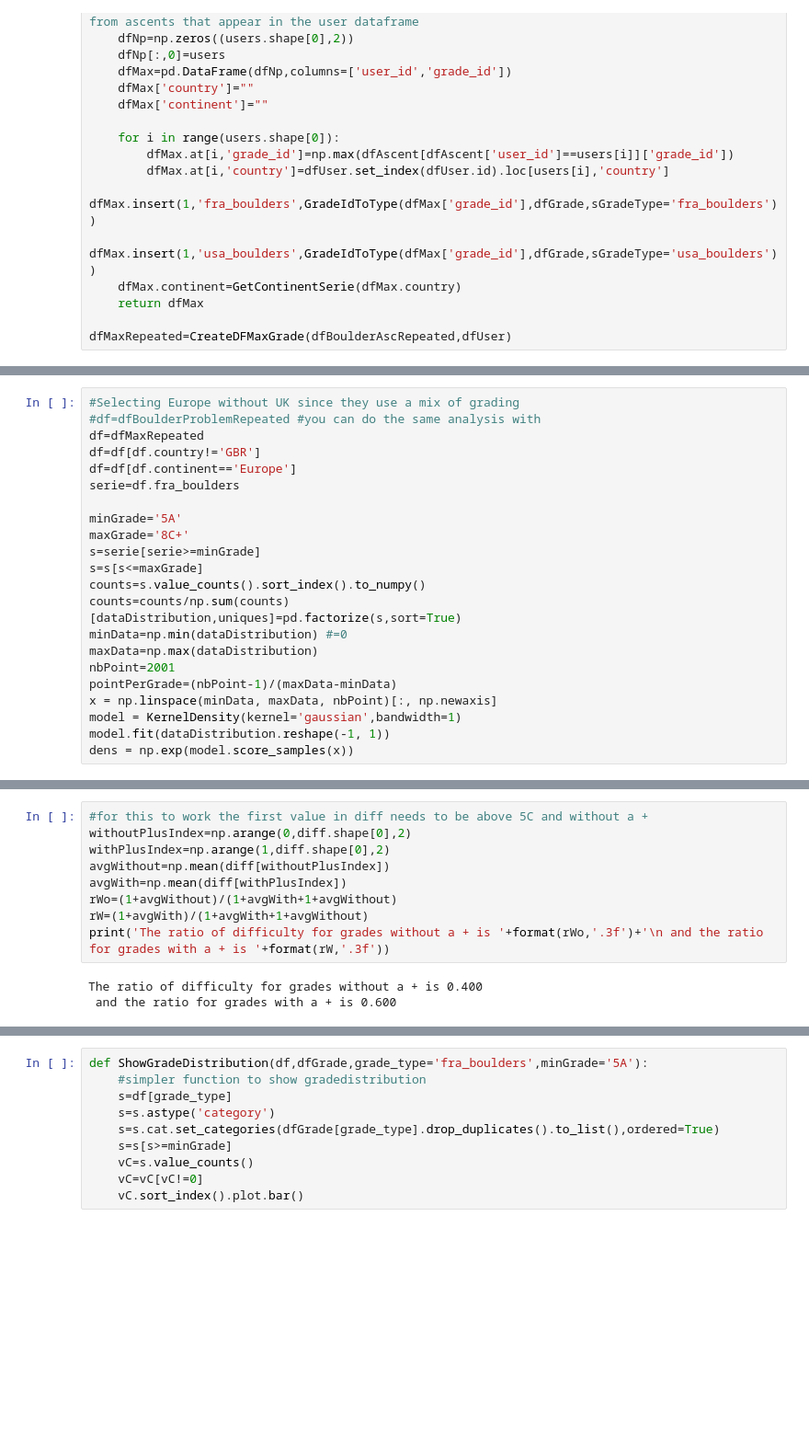
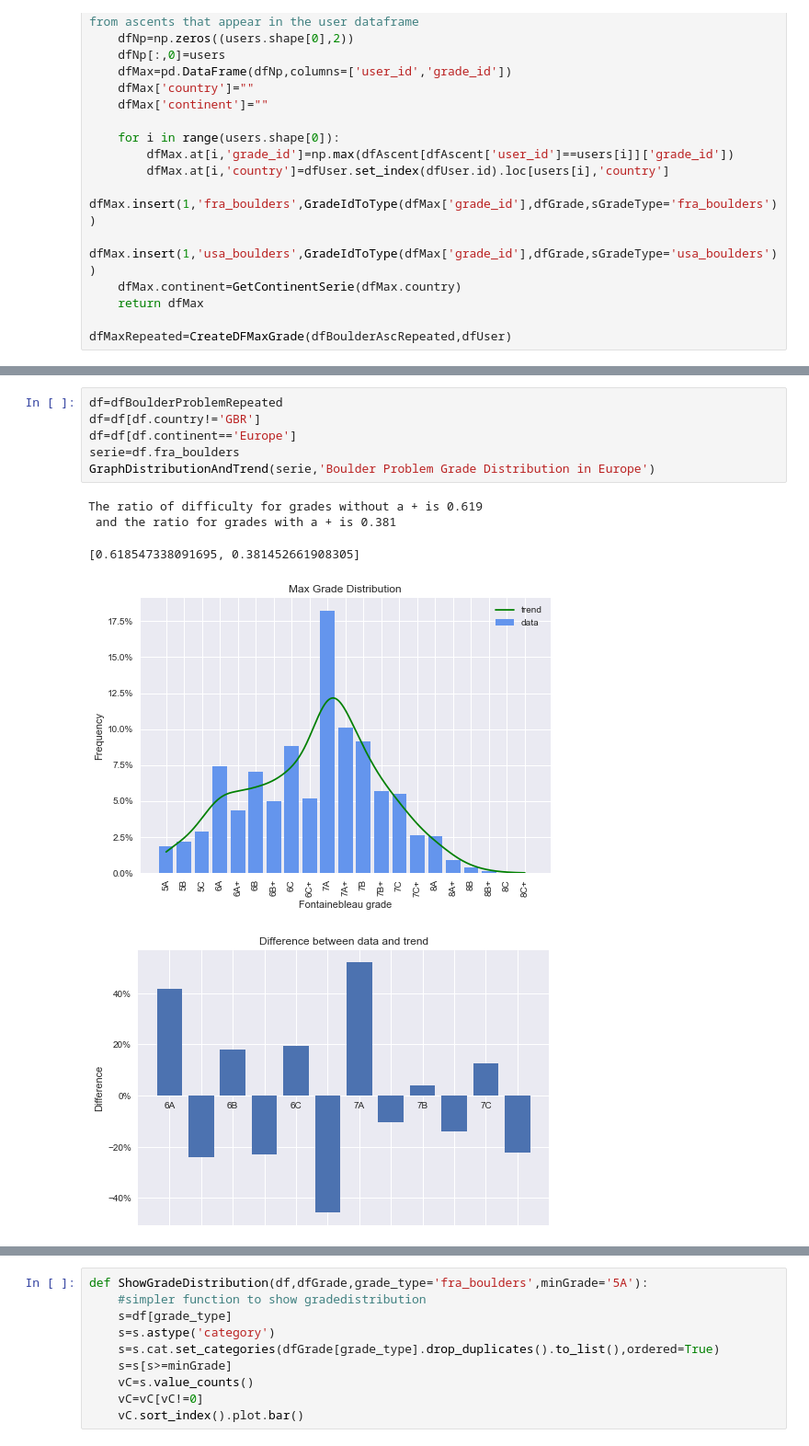
Before and after one commit to pEtienn/Fontainebleau-grade-analysis, a Jupyter notebook: dataAnalysis.ipynb, the cells around one changed output, grey strips where cells are left out. Shown at 92% size. Cells and saved outputs as stored; diff of their text form; blank space fills up the shorter version.

Commit message:
Added comments and cleaned code
-Changed the trend and bar graphing code in a function
-Added a little analysis of the results at the end

```diff
--- a/dataAnalysis.ipynb
+++ b/dataAnalysis.ipynb
@@ -107,23 +118,0 @@ Below I select a distribution of grade from the data to draw a graph and calcula
-# %%
-#Selecting Europe without UK since they use a mix of grading
-#df=dfBoulderProblemRepeated #you can do the same analysis with
-df=dfMaxRepeated
-df=df[df.country!='GBR']
-df=df[df.continent=='Europe']
-serie=df.fra_boulders
-
-minGrade='5A'
-maxGrade='8C+'
-s=serie[serie>=minGrade]
-s=s[s<=maxGrade]
-counts=s.value_counts().sort_index().to_numpy()
-counts=counts/np.sum(counts)
-[dataDistribution,uniques]=pd.factorize(s,sort=True)
-minData=np.min(dataDistribution) #=0
-maxData=np.max(dataDistribution)
-nbPoint=2001
-pointPerGrade=(nbPoint-1)/(maxData-minData)
-x = np.linspace(minData, maxData, nbPoint)[:, np.newaxis]
-model = KernelDensity(kernel='gaussian',bandwidth=1)
-model.fit(dataDistribution.reshape(-1, 1))
-dens = np.exp(model.score_samples(x))
@@ -187,12 +213,12 @@ Below I calculate the average difficulty difference between grades with + and wi
-# %%
-#for this to work the first value in diff needs to be above 5C and without a +
-withoutPlusIndex=np.arange(0,diff.shape[0],2)
-withPlusIndex=np.arange(1,diff.shape[0],2)
-avgWithout=np.mean(diff[withoutPlusIndex])
-avgWith=np.mean(diff[withPlusIndex])
-rWo=(1+avgWithout)/(1+avgWith+1+avgWithout)
-rW=(1+avgWith)/(1+avgWith+1+avgWithout)
-print('The ratio of difficulty for grades without a + is '+format(rWo,'.3f')+'\n and the ratio for grades with a + is '+format(rW,'.3f'))
-# %% [output]
-The ratio of difficulty for grades without a + is 0.400
- and the ratio for grades with a + is 0.600
+# %%
+df=dfBoulderProblemRepeated
+df=df[df.country!='GBR']
+df=df[df.continent=='Europe']
+serie=df.fra_boulders
+GraphDistributionAndTrend(serie,'Boulder Problem Grade Distribution in Europe')
+# %% [output]
+The ratio of difficulty for grades without a + is 0.619
+ and the ratio for grades with a + is 0.381
+[0.618547338091695, 0.381452661908305]
+[figure, added]
+[figure, added]
```
Also changed, not shown: parts of 11 cells of this notebook.
